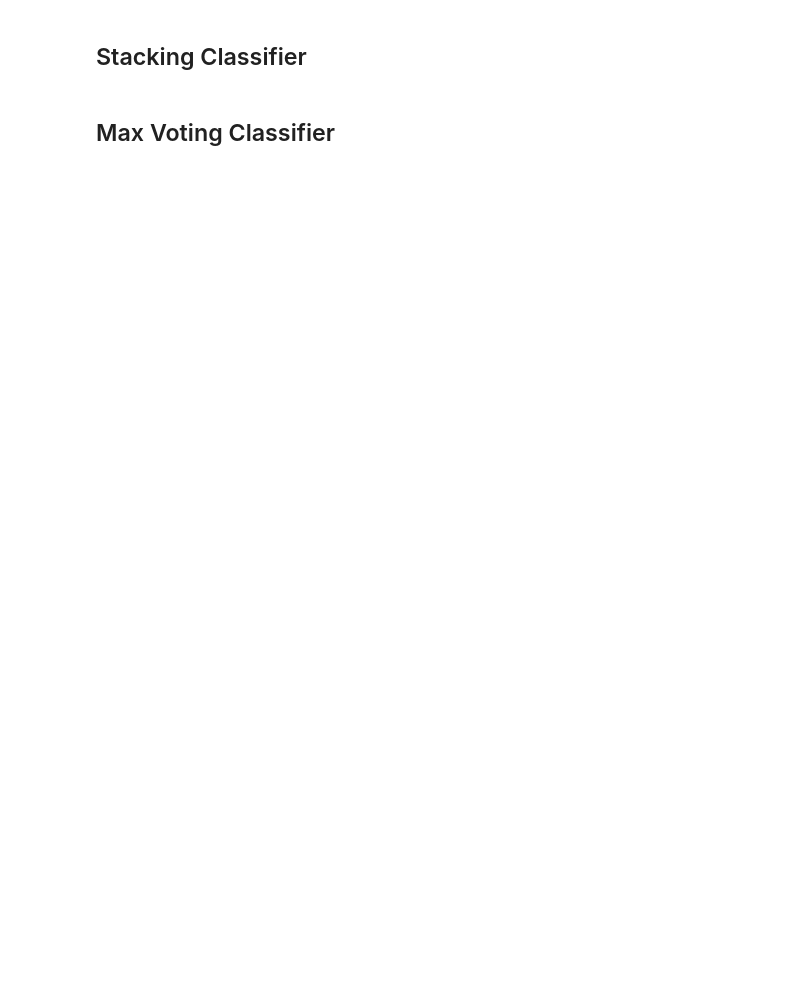
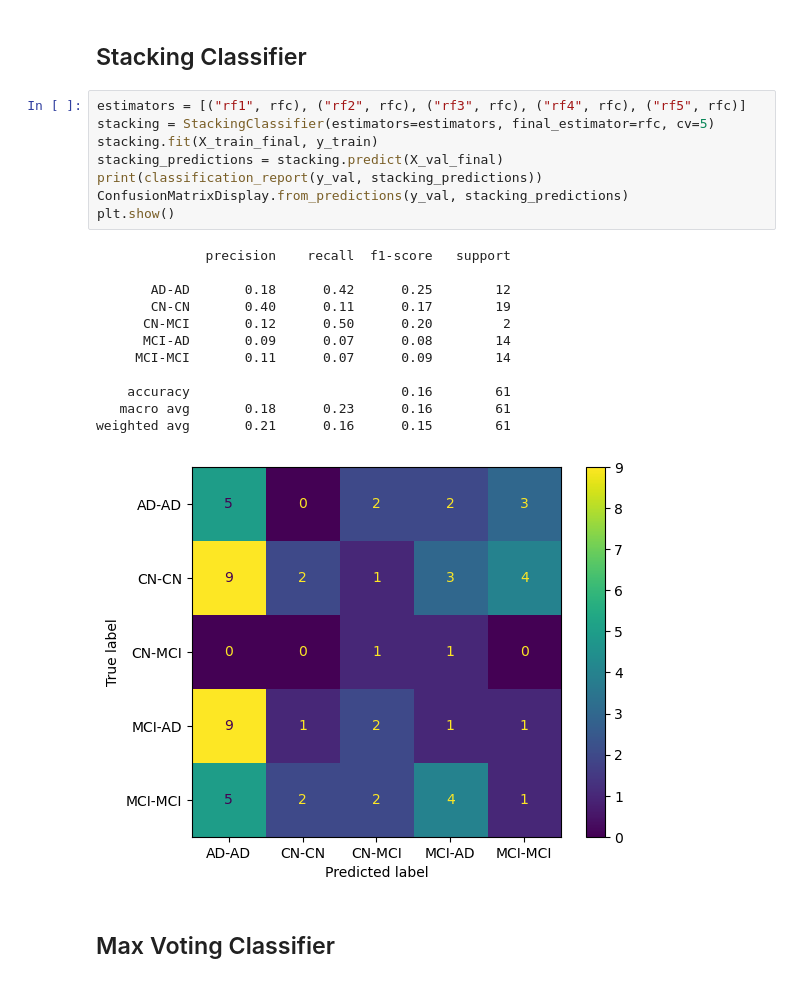
Before and after one commit to AntonioSilva03/Projeto-DAA, a Jupyter notebook: src/modelos_occipital.ipynb, the cells around one changed output. Saved outputs shown, nothing was run; the diff lists cells and outputs as text; blank space fills up the shorter version.

```diff
--- a/src/modelos_occipital.ipynb
+++ b/src/modelos_occipital.ipynb
@@ -193,4 +259,25 @@ weighted avg       0.20      0.21      0.20        61
 # %% [markdown]
 ## Stacking Classifier
+# %%
+estimators = [("rf1", rfc), ("rf2", rfc), ("rf3", rfc), ("rf4", rfc), ("rf5", rfc)]
+stacking = StackingClassifier(estimators=estimators, final_estimator=rfc, cv=5)
+stacking.fit(X_train_final, y_train)
+stacking_predictions = stacking.predict(X_val_final)
+print(classification_report(y_val, stacking_predictions))
+ConfusionMatrixDisplay.from_predictions(y_val, stacking_predictions)
+plt.show()
+# %% [output]
+              precision    recall  f1-score   support
+
+       AD-AD       0.18      0.42      0.25        12
+       CN-CN       0.40      0.11      0.17        19
+      CN-MCI       0.12      0.50      0.20         2
+      MCI-AD       0.09      0.07      0.08        14
+     MCI-MCI       0.11      0.07      0.09        14
+
+    accuracy                           0.16        61
+   macro avg       0.18      0.23      0.16        61
+weighted avg       0.21      0.16      0.15        61
+[figure, added]
 # %% [markdown]
 ## Max Voting Classifier
```
Also changed, not shown: parts of 5 cells of this notebook, 5 other files.
